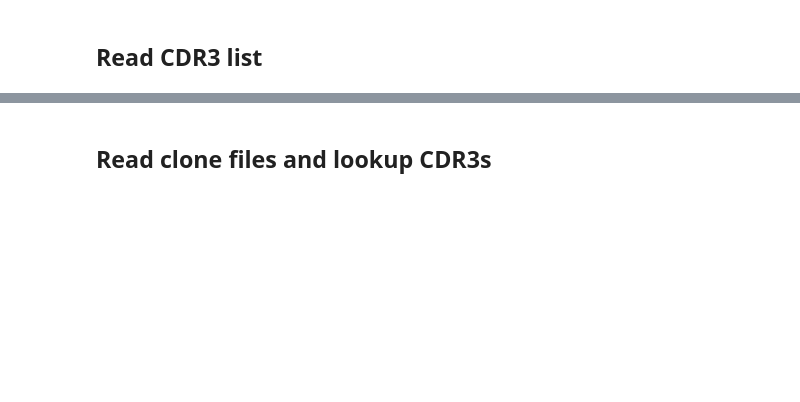
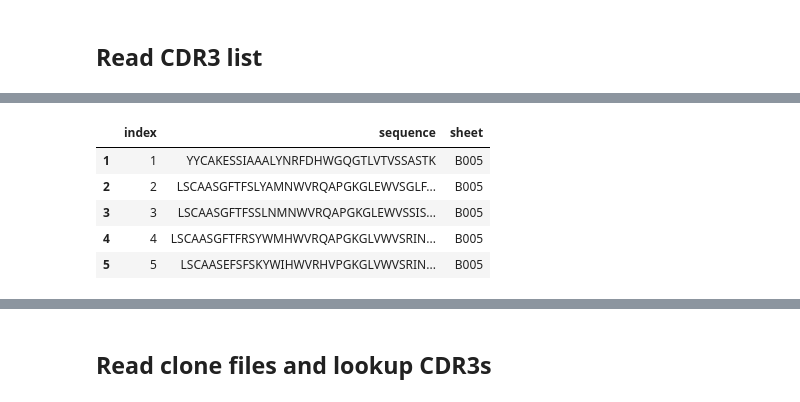
Before and after one commit to EDS-Bioinformatics-Laboratory/reseda, a Jupyter notebook: NOTEBOOKS/LookupCdr3.ipynb, the cells around one changed output, grey strips where cells are left out. Cells and saved outputs as stored; diff of their text form; code cells hidden in the pictures; blank space fills up the shorter version.

```diff
--- a/NOTEBOOKS/LookupCdr3.ipynb
+++ b/NOTEBOOKS/LookupCdr3.ipynb
@@ -30,0 +46,13 @@ df_cdr3
+# %%
+# Remove the ">>some-name" rows
+patternDel = ">>"
+filter = df_cdr3['sequence'].str.contains(patternDel)
+df_cdr3 = df_cdr3[~filter]
+df_cdr3.head()
+# %% [output]
+|  | index | sequence | sheet |
+| 1 | 1 | YYCAKESSIAAALYNRFDHWGQGTLVTVSSASTK | B005 |
+| 2 | 2 | LSCAASGFTFSLYAMNWVRQAPGKGLEWVSGLF... | B005 |
+| 3 | 3 | LSCAASGFTFSSLNMNWVRQAPGKGLEWVSSIS... | B005 |
+| 4 | 4 | LSCAASGFTFRSYWMHWVRQAPGKGLVWVSRIN... | B005 |
+| 5 | 5 | LSCAASEFSFSKYWIHWVRHVPGKGLVWVSRIN... | B005 |
```
Also changed, not shown: parts of 21 cells of this notebook, 2 other files.
